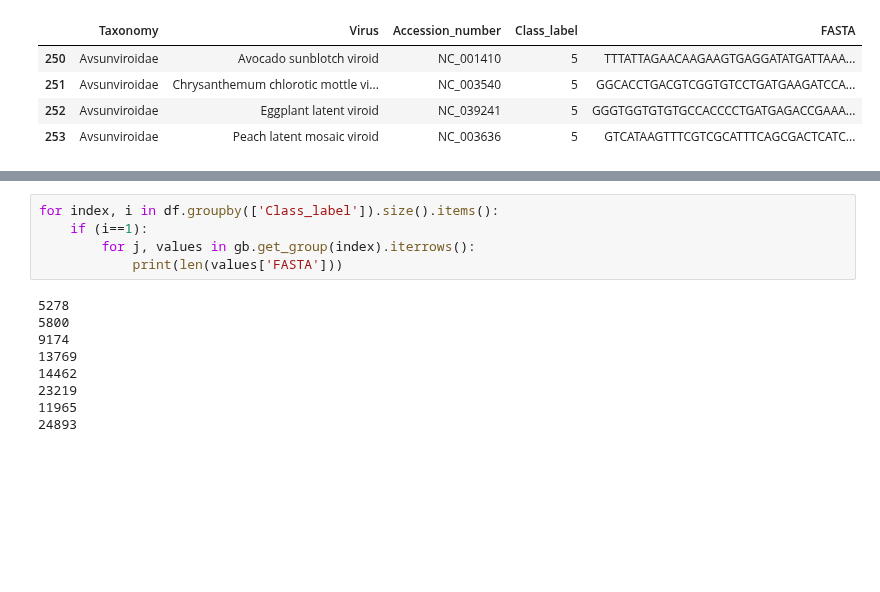
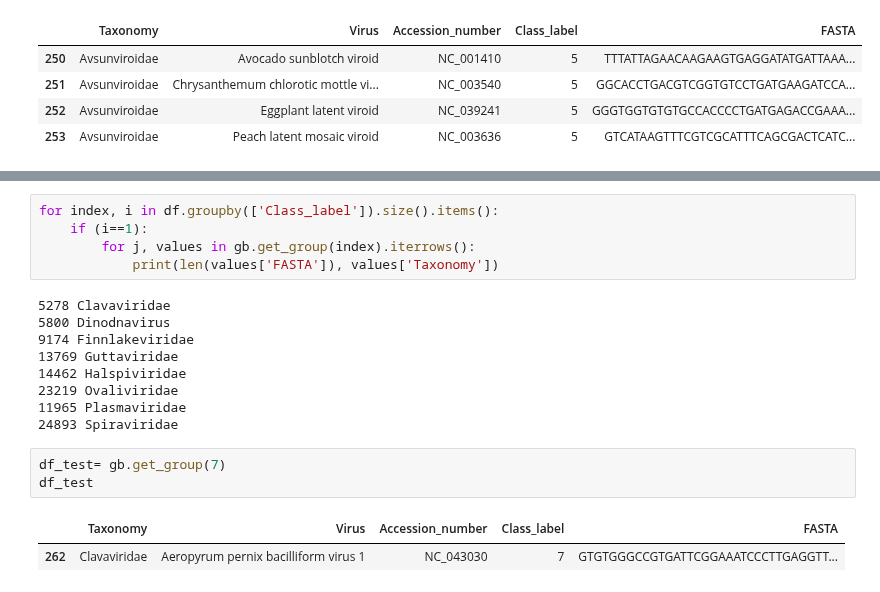
Before and after one commit to duttaprat/Postdoc, a Jupyter notebook: preprocessing/balanced_dataset_viral_genome.ipynb, the cells around one changed output, grey strips where cells are left out. Drawn from its saved outputs; the diff is of its cells as text; blank space fills up the shorter version.

```diff
--- a/preprocessing/balanced_dataset_viral_genome.ipynb
+++ b/preprocessing/balanced_dataset_viral_genome.ipynb
@@ -44,13 +46,19 @@ dtype: int64
 for index, i in df.groupby(['Class_label']).size().items():
     if (i==1):
         for j, values in gb.get_group(index).iterrows():
-            print(len(values['FASTA']))
+            print(len(values['FASTA']), values['Taxonomy'])
 # %% [output]
-5278
-5800
-9174
-13769
-14462
-23219
-11965
-24893
+5278 Clavaviridae
+5800 Dinodnavirus
+9174 Finnlakeviridae
+13769 Guttaviridae
+14462 Halspiviridae
+23219 Ovaliviridae
+11965 Plasmaviridae
+24893 Spiraviridae
+# %%
+df_test= gb.get_group(7)
+df_test
+# %% [output]
+|  | Taxonomy | Virus | Accession_number | Class_label | FASTA |
+| 262 | Clavaviridae | Aeropyrum pernix bacilliform virus 1 | NC_043030 | 7 | GTGTGGGCCGTGATTCGGAAATCCCTTGAGGTT... |
```
Also changed, not shown: parts of 12 cells of this notebook, 1 other file.
